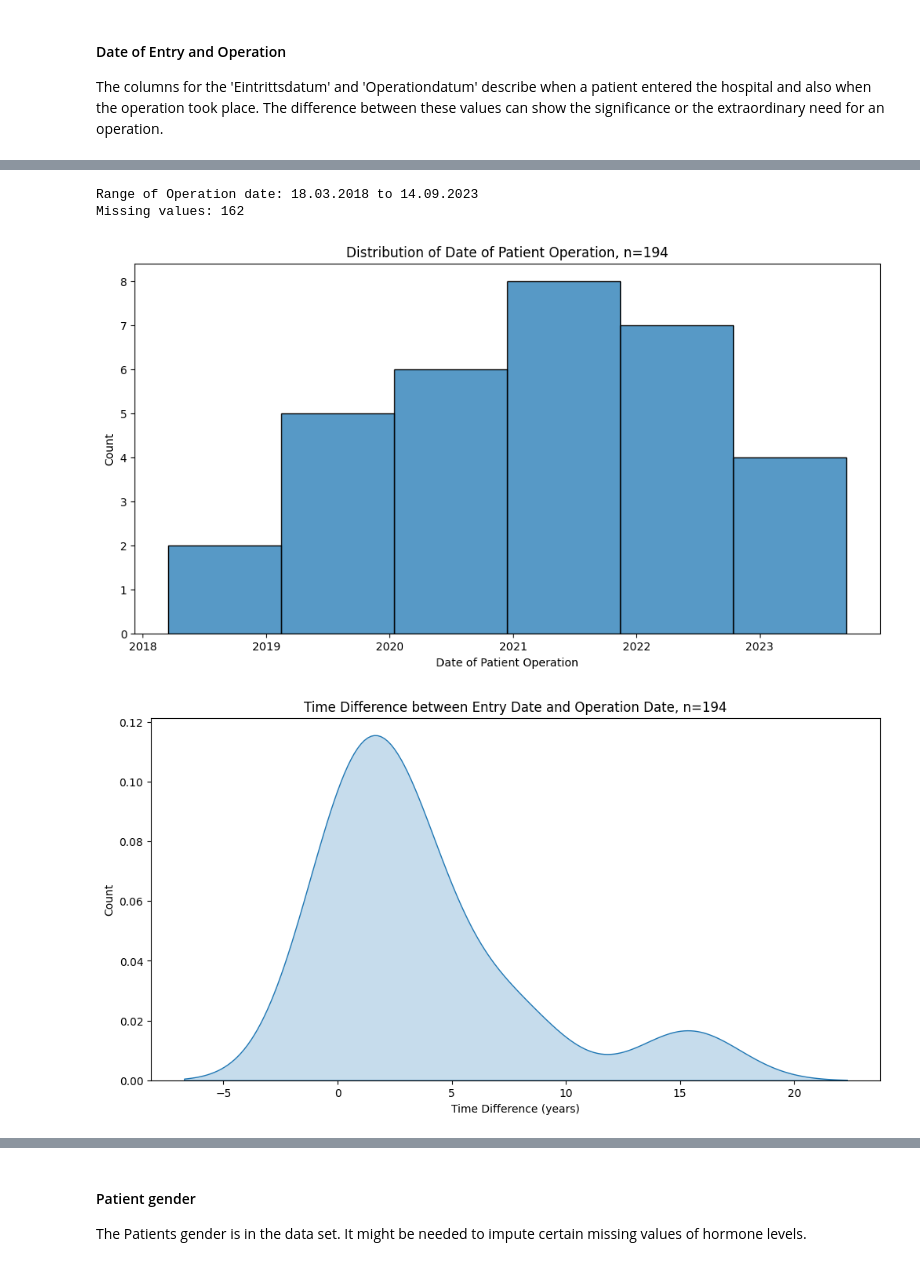
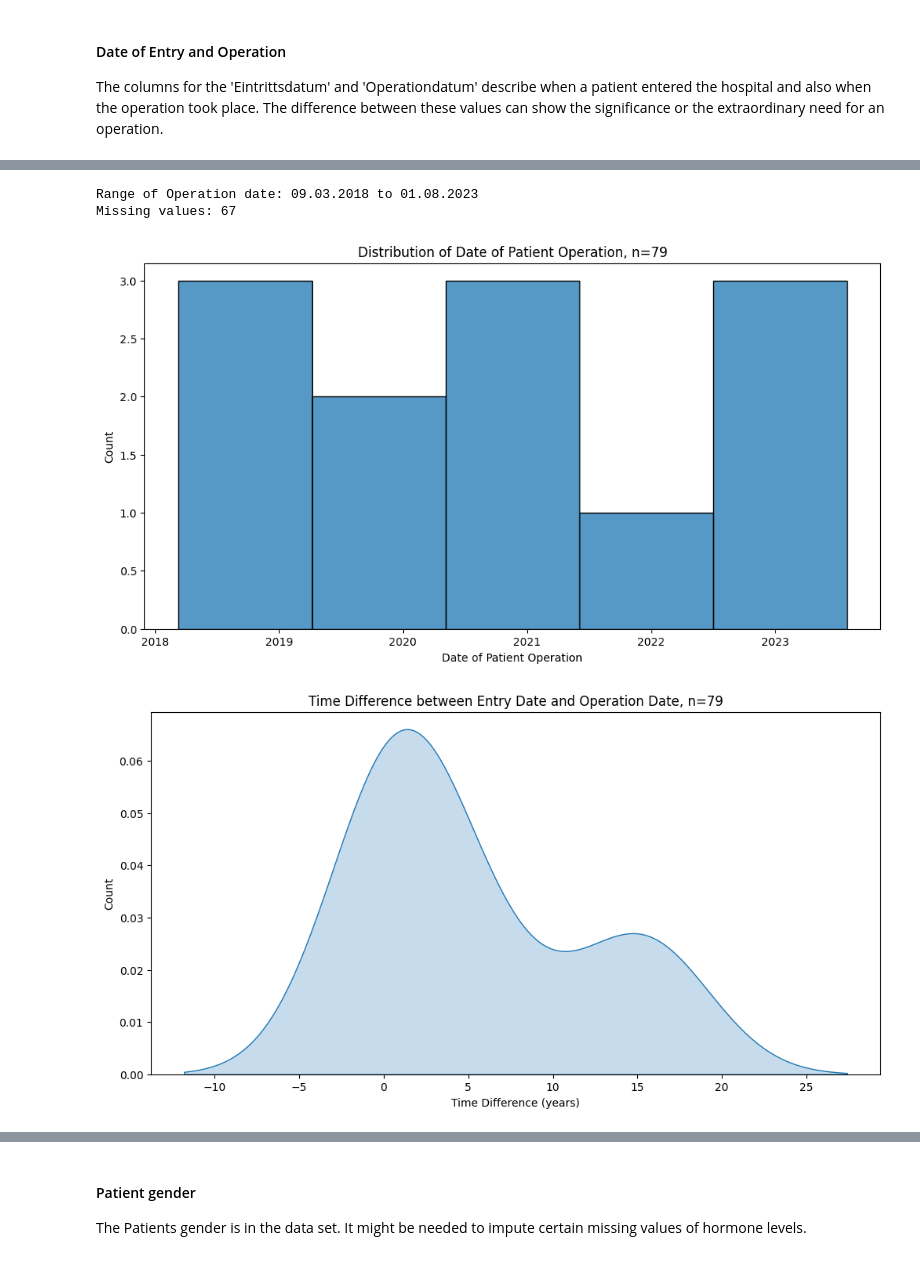
Before and after one commit to tmandelz/classification-prolactinoma, a Jupyter notebook: eda/patient_eda.ipynb, the cells around one changed output, grey strips where cells are left out. Drawn from its saved outputs; the diff is of its cells as text; code cells hidden in the pictures.

```diff
--- a/eda/patient_eda.ipynb
+++ b/eda/patient_eda.ipynb
@@ -74,7 +77,7 @@ df = pd.read_csv(r'../data/train_data.csv')
 # %%
 # make datetime values
 df["Date_Case"] = pd.to_datetime(df["Date_Case"])
-df["Entry_date"] = pd.to_datetime(df["Entry_date"])
+df["Diagnosis_Date"] = pd.to_datetime(df["Diagnosis_Date"])
 df["Operation_date"] = pd.to_datetime(df["Operation_date"])
 # set category data type in pandas, check datatypes
 df['ID_MRI_Machine'] = df['ID_MRI_Machine'].astype('category')
@@ -229,26 +232,26 @@ column = 'Operation_date'
 print("Range of Operation date:", df[column].min().strftime('%d.%m.%Y'), "to", df[column].max().strftime('%d.%m.%Y'))
 print("Missing values:", sum(df[column].isna()))
 # %% [output]
-Range of Operation date: 18.03.2018 to 14.09.2023
-Missing values: 162
+Range of Operation date: 09.03.2018 to 01.08.2023
+Missing values: 67
 # %%
 sns.histplot(df[column])
 plt.title(f"Distribution of Date of Patient Operation, n={len(df[column])}")
 plt.xlabel('Date of Patient Operation')
 plt.show()
 # %% [output]
-[figure, old version]
+[figure, new version]
 # %%
 # calculate time difference in years between operation and entry date
-df['EDDate_OPDate_Difference'] = (df['Operation_date'] - df['Entry_date']).dt.days /365
+df['EDDate_OPDate_Difference'] = (df['Operation_date'] - df['Diagnosis_Date']).dt.days /365
 # Create a histogram to visualize the time differences
 sns.kdeplot(df['EDDate_OPDate_Difference'], fill=True)
 plt.title(f"Time Difference between Entry Date and Operation Date, n={len(df[column])}")
 plt.xlabel("Time Difference (years)")
 plt.ylabel("Count")
 plt.show()
 # %% [output]
-[figure, old version]
+[figure, new version]
 # %%
 sns.stripplot(y=df['EDDate_OPDate_Difference'], jitter=True, legend=False,alpha=0.7,label="Patients")
 sns.boxplot(y=df['EDDate_OPDate_Difference'], width=0.3)
```
Also changed, not shown: parts of 35 cells of this notebook, 21 other files.
